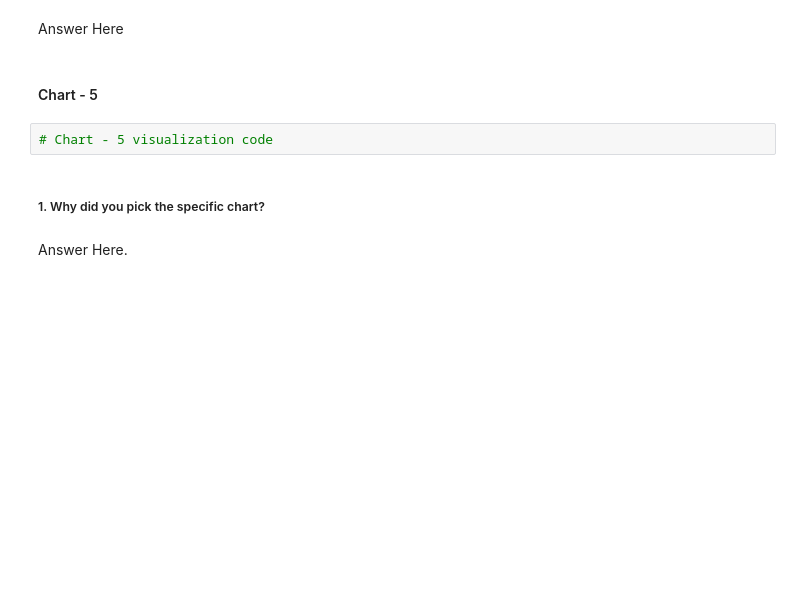
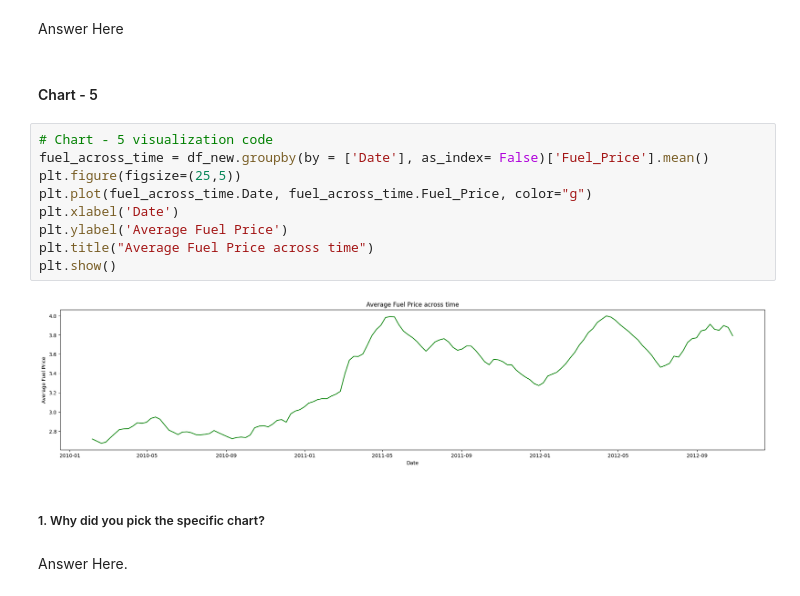
Before and after one commit to KolekarPramod/Integrated-Retail-Analytics-for-Store-Optimization, a Jupyter notebook: Integrated_Retail_Analytics_for_Store_Optimization.ipynb, the cells around one changed output. Drawn from its saved outputs; the diff is of its cells as text; blank space fills up the shorter version.

```diff
--- a/Integrated_Retail_Analytics_for_Store_Optimization.ipynb
+++ b/Integrated_Retail_Analytics_for_Store_Optimization.ipynb
@@ -301,8 +531,17 @@ Are there any insights that lead to negative growth? Justify with specific reaso
 Answer Here
 # %% [markdown]
 #### Chart - 5
-# %%
-# Chart - 5 visualization code
+# %%
+# Chart - 5 visualization code
+fuel_across_time = df_new.groupby(by = ['Date'], as_index= False)['Fuel_Price'].mean()
+plt.figure(figsize=(25,5))
+plt.plot(fuel_across_time.Date, fuel_across_time.Fuel_Price, color="g")
+plt.xlabel('Date')
+plt.ylabel('Average Fuel Price')
+plt.title("Average Fuel Price across time")
+plt.show()
+# %% [output]
+[figure, added]
 # %% [markdown]
 ##### 1. Why did you pick the specific chart?
 # %% [markdown]
```
Also changed, not shown: parts of 48 cells of this notebook, 2 other files.
